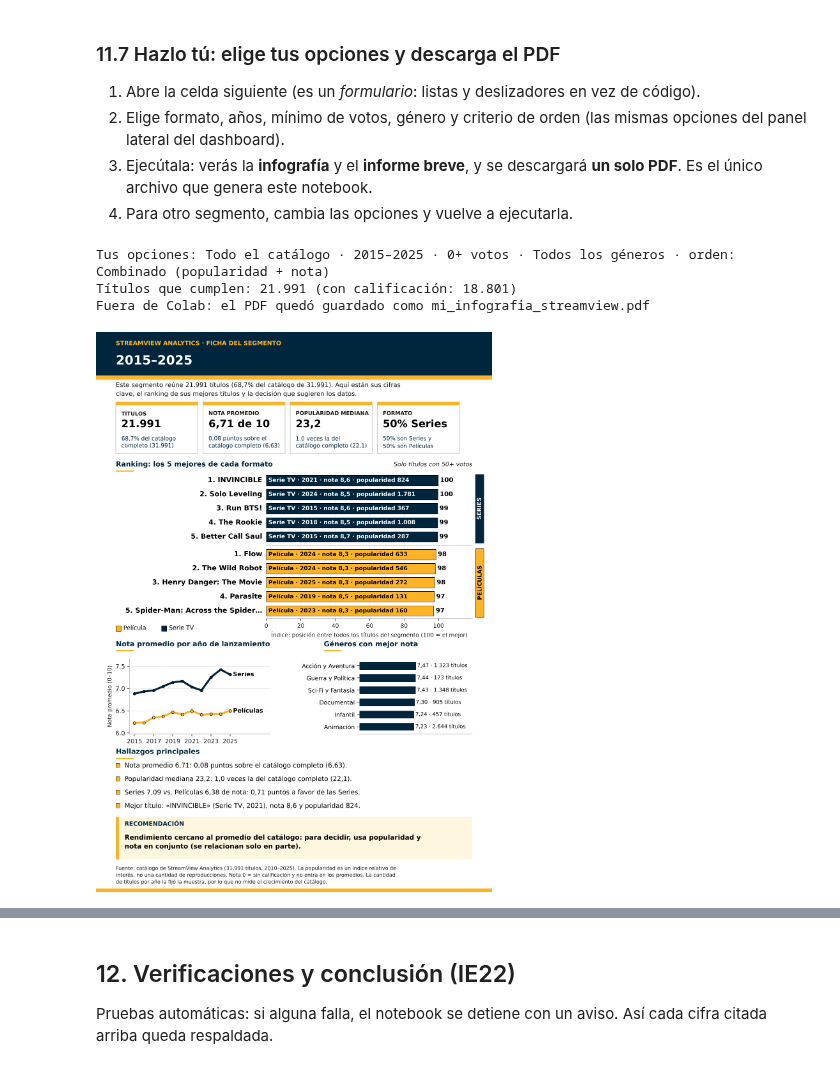
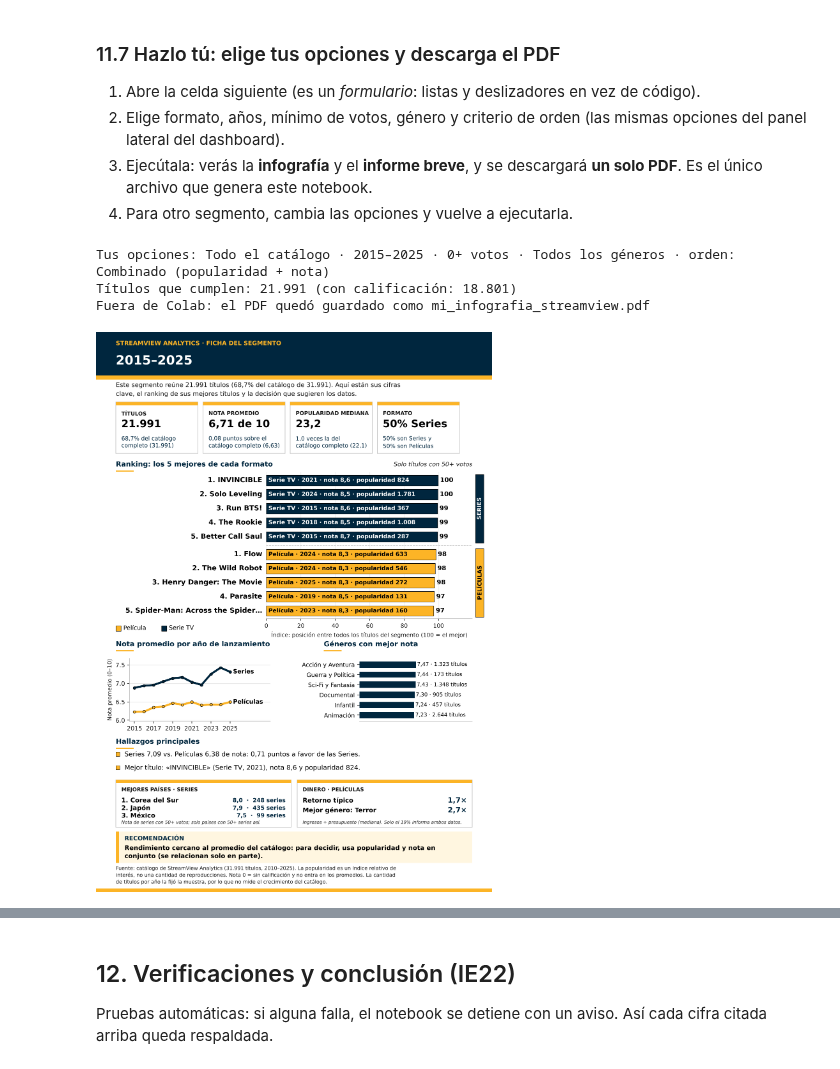
Before and after one commit to belensita707/streamview-dashboard, a Jupyter notebook: notebooks/StreamView_Notebook_Analisis.ipynb, the cells around one changed output, grey strips where cells are left out. Cells and saved outputs as stored; diff of their text form; code cells hidden in the pictures.

Commit message:
Se añade paises y ingresos a infografia

```diff
--- a/notebooks/StreamView_Notebook_Analisis.ipynb
+++ b/notebooks/StreamView_Notebook_Analisis.ipynb
@@ -2135,35 +2224,35 @@ EN_INGLES = {ud.es_genero(g): g for g in ud.explode_columna(catalogo, "genres")[
 tipos_u = TIPOS[formato]
 desde, hasta = min(anio_desde, anio_hasta), max(anio_desde, anio_hasta)
 generos_u = [] if genero == "Todos los géneros" else [EN_INGLES[genero]]
 criterio_u = ud.CRITERIOS_RANKING[ordenar_por]
 
 segmento_u = ud.aplicar_filtros(catalogo, tipos_u, desde, hasta, votos_minimos, generos_u)
 print(f"Tus opciones: {formato} · {desde}–{hasta} · {num(votos_minimos, 0)}+ votos · {genero} · orden: {ordenar_por}")
 print(f"Títulos que cumplen: {num(len(segmento_u), 0)} (con calificación: {num(len(ud.calificados(segmento_u)), 0)})")
 try:
-    fig_u = construir_infografia(segmento_u, catalogo, tipos_u, desde, hasta, votos_minimos, generos_u, criterio=criterio_u, titulo=titulo_infografia or None)
+    fig_u = construir_infografia(segmento_u, catalogo, tipos_u, desde, hasta, votos_minimos, generos_u, criterio=criterio_u, titulo=titulo_infografia or None, peliculas=peliculas)
     informe_u = construir_informe(segmento_u, catalogo, tipos_u, desde, hasta, votos_minimos, generos_u, criterio=criterio_u, titulo=titulo_infografia or None)
     png_u, pdf_u = exportar(fig_u)
     display(Image(data=png_u, width=900))
     display(Markdown(informe_u))
     ruta_pdf = "mi_infografia_streamview.pdf"
     with open(ruta_pdf, "wb") as f:
         f.write(pdf_u)
     if descargar_pdf:
         try:
             from google.colab import files
             files.download(ruta_pdf)                      # única descarga del notebook
         except ImportError:
             print(f"Fuera de Colab: el PDF quedó guardado como {ruta_pdf}")
     else:
         print("Descarga desactivada: marca «descargar_pdf» si quieres el PDF.")
 except ValueError as e:                                   # menos de 5 títulos calificados
     print("No se generó la infografía:", e)
 # %% [output]
 Tus opciones: Todo el catálogo · 2015–2025 · 0+ votos · Todos los géneros · orden: Combinado (popularidad + nota)
 Títulos que cumplen: 21.991 (con calificación: 18.801)
 Fuera de Colab: el PDF quedó guardado como mi_infografia_streamview.pdf
-[figure, old version]
+[figure, new version]
 # Informe del segmento: 2015–2025
 
 *StreamView Analytics · generado desde el dashboard con los filtros activos*
```
Also changed, not shown: parts of 6 cells of this notebook.
